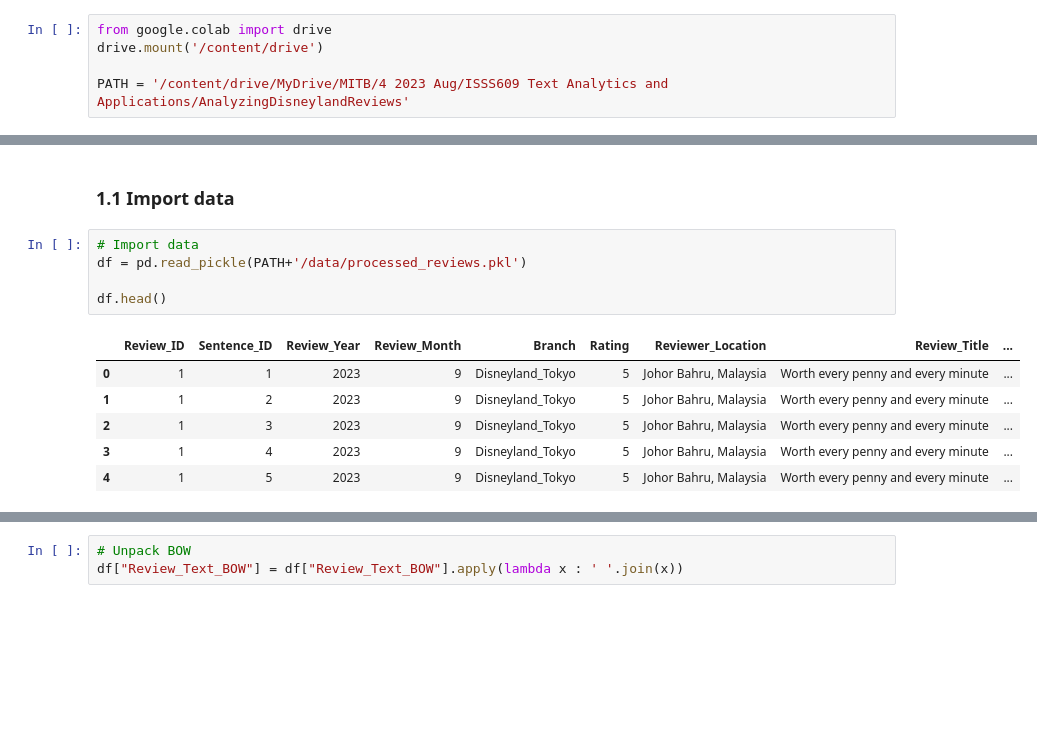
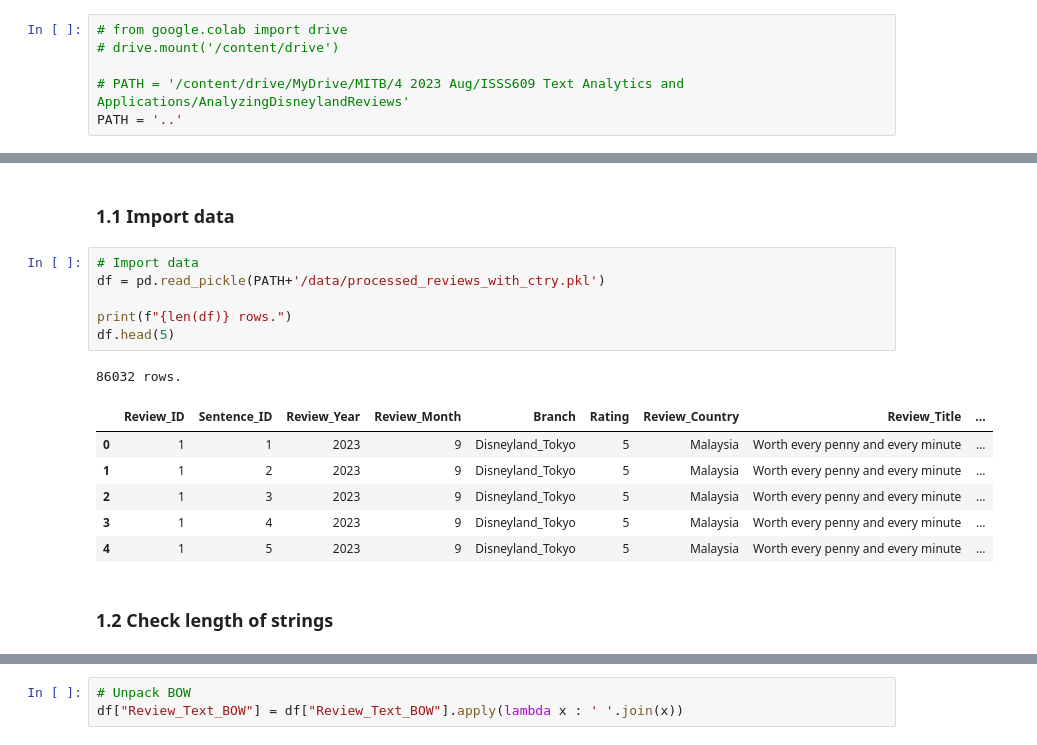
Before and after one commit to Shu-x/AnalyzingDisneylandReviews, a Jupyter notebook: notebooks/sentiment_analysis.ipynb, the cells around one changed output, grey strips where cells are left out. Saved outputs shown, nothing was run; the diff lists cells and outputs as text; blank space fills up the shorter version.

```diff
--- a/notebooks/sentiment_analysis.ipynb
+++ b/notebooks/sentiment_analysis.ipynb
@@ -1,5 +1,6 @@
 # %%
-from google.colab import drive
-drive.mount('/content/drive')
+# from google.colab import drive
+# drive.mount('/content/drive')
 
-PATH = '/content/drive/MyDrive/MITB/4 2023 Aug/ISSS609 Text Analytics and Applications/AnalyzingDisneylandReviews'
+# PATH = '/content/drive/MyDrive/MITB/4 2023 Aug/ISSS609 Text Analytics and Applications/AnalyzingDisneylandReviews'
+PATH = '..'
@@ -46,13 +76,17 @@ from sklearn.feature_extraction.text import TfidfVectorizer, TfidfTransformer
 ### 1.1 Import data
 # %%
 # Import data
-df = pd.read_pickle(PATH+'/data/processed_reviews.pkl')
+df = pd.read_pickle(PATH+'/data/processed_reviews_with_ctry.pkl')
 
-df.head()
+print(f"{len(df)} rows.")
+df.head(5)
 # %% [output]
+86032 rows.
-|  | Review_ID | Sentence_ID | Review_Year | Review_Month | Branch | Rating | Reviewer_Location | Review_Title | ... |
-| 0 | 1 | 1 | 2023 | 9 | Disneyland_Tokyo | 5 | Johor Bahru, Malaysia | Worth every penny and every minute | ... |
-| 1 | 1 | 2 | 2023 | 9 | Disneyland_Tokyo | 5 | Johor Bahru, Malaysia | Worth every penny and every minute | ... |
-| 2 | 1 | 3 | 2023 | 9 | Disneyland_Tokyo | 5 | Johor Bahru, Malaysia | Worth every penny and every minute | ... |
-| 3 | 1 | 4 | 2023 | 9 | Disneyland_Tokyo | 5 | Johor Bahru, Malaysia | Worth every penny and every minute | ... |
-| 4 | 1 | 5 | 2023 | 9 | Disneyland_Tokyo | 5 | Johor Bahru, Malaysia | Worth every penny and every minute | ... |
+|  | Review_ID | Sentence_ID | Review_Year | Review_Month | Branch | Rating | Review_Country | Review_Title | ... |
+| 0 | 1 | 1 | 2023 | 9 | Disneyland_Tokyo | 5 | Malaysia | Worth every penny and every minute | ... |
+| 1 | 1 | 2 | 2023 | 9 | Disneyland_Tokyo | 5 | Malaysia | Worth every penny and every minute | ... |
+| 2 | 1 | 3 | 2023 | 9 | Disneyland_Tokyo | 5 | Malaysia | Worth every penny and every minute | ... |
+| 3 | 1 | 4 | 2023 | 9 | Disneyland_Tokyo | 5 | Malaysia | Worth every penny and every minute | ... |
+| 4 | 1 | 5 | 2023 | 9 | Disneyland_Tokyo | 5 | Malaysia | Worth every penny and every minute | ... |
+# %% [markdown]
+### 1.2 Check length of strings
```
Also changed, not shown: parts of 41 cells of this notebook.
